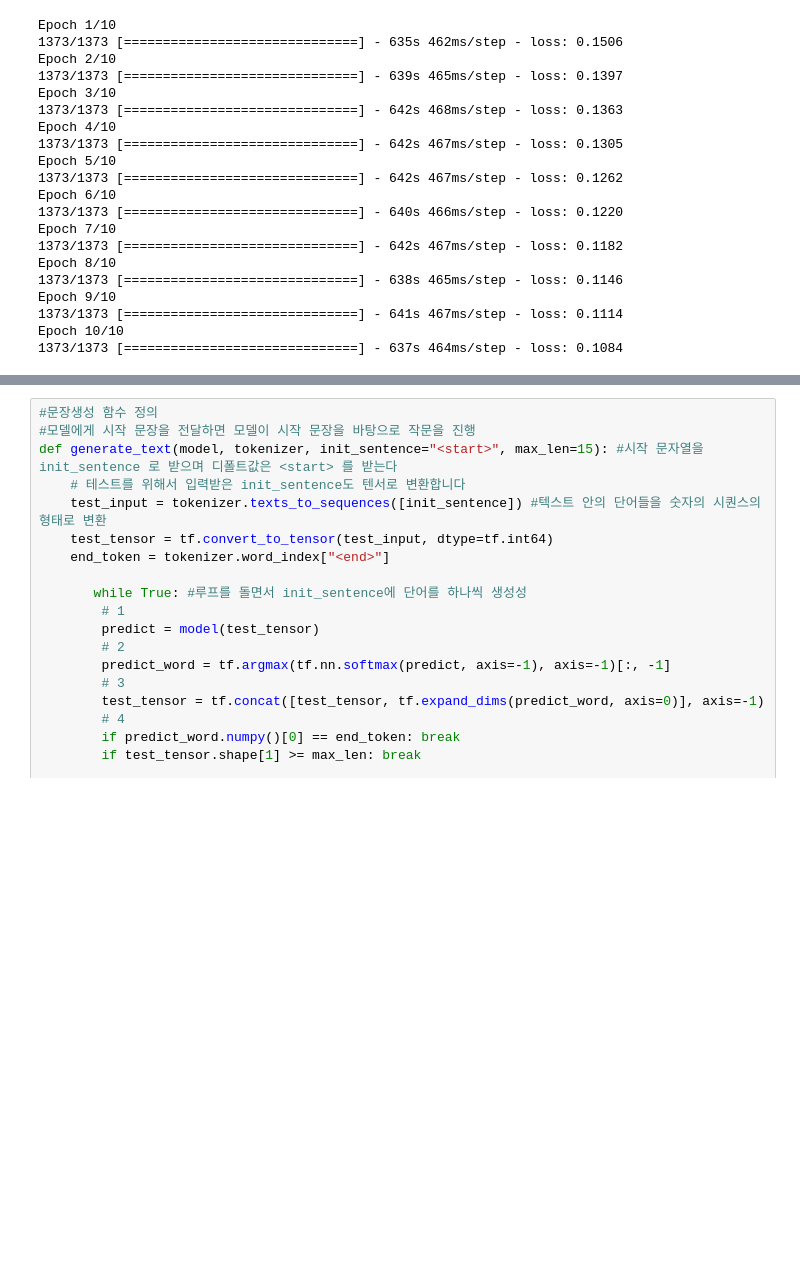
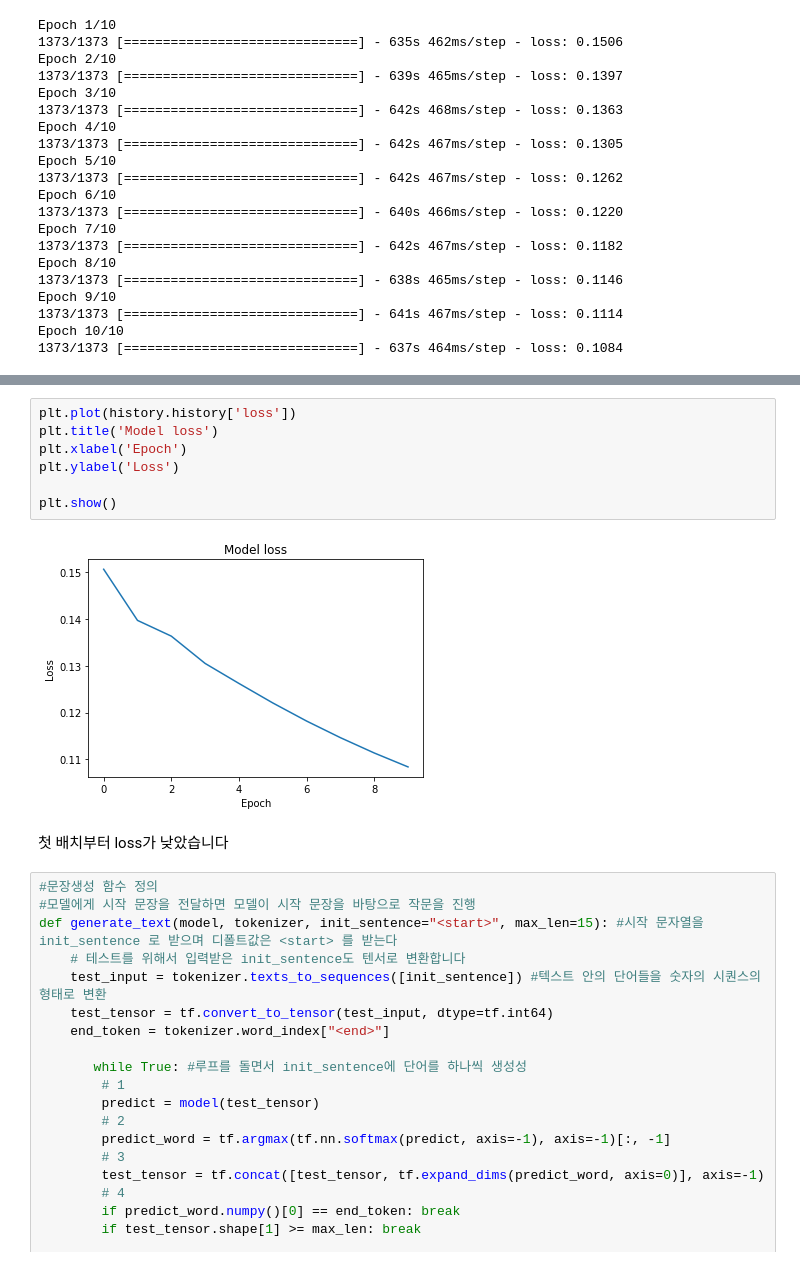
Before and after one commit to andkspark/Exploration, a Jupyter notebook: ex06_KSPARK.ipynb, the cells around one changed output, grey strips where cells are left out. Cells and saved outputs as stored; diff of their text form; blank space fills up the shorter version.

```diff
--- a/ex06_KSPARK.ipynb
+++ b/ex06_KSPARK.ipynb
@@ -252,3 +265,14 @@ Epoch 10/10
+# %%
+plt.plot(history.history['loss'])
+plt.title('Model loss')
+plt.xlabel('Epoch')
+plt.ylabel('Loss')
+
+plt.show()
+# %% [output]
+[figure, added]
+# %% [markdown]
+첫 배치부터 loss가 낮았습니다
 # %%
 #문장생성 함수 정의
 #모델에게 시작 문장을 전달하면 모델이 시작 문장을 바탕으로 작문을 진행
```
Also changed, not shown: parts of 4 cells of this notebook.
